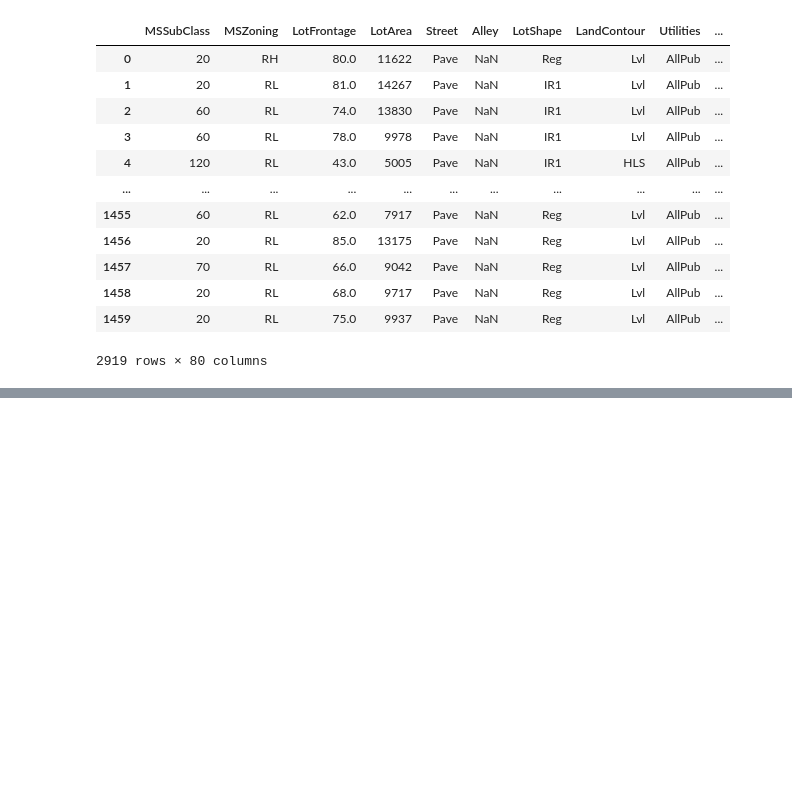
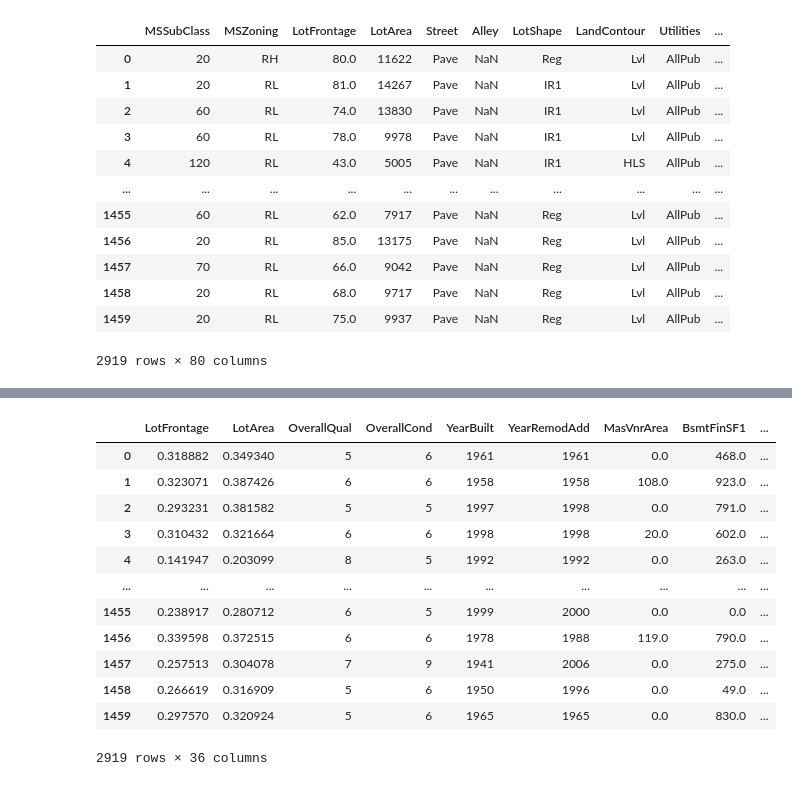
Before and after one commit to Perfomo/Kaggle-House-Prices-Competition, a Jupyter notebook: HousePrices.ipynb, the cells around one changed output, grey strips where cells are left out. Cells and saved outputs as stored; diff of their text form; code cells hidden in the pictures; blank space fills up the shorter version.

```diff
--- a/HousePrices.ipynb
+++ b/HousePrices.ipynb
@@ -113 +124,20 @@ all_data
 2919 rows × 80 columns
+# %%
+numerics = ['int16', 'int32', 'int64', 'float16', 'float32', 'float64']
+
+num_cul = all_data.select_dtypes(include=numerics)
+num_cul
+# %% [output]
+|  | LotFrontage | LotArea | OverallQual | OverallCond | YearBuilt | YearRemodAdd | MasVnrArea | BsmtFinSF1 | ... |
+| 0 | 0.318882 | 0.349340 | 5 | 6 | 1961 | 1961 | 0.0 | 468.0 | ... |
+| 1 | 0.323071 | 0.387426 | 6 | 6 | 1958 | 1958 | 108.0 | 923.0 | ... |
+| 2 | 0.293231 | 0.381582 | 5 | 5 | 1997 | 1998 | 0.0 | 791.0 | ... |
+| 3 | 0.310432 | 0.321664 | 6 | 6 | 1998 | 1998 | 20.0 | 602.0 | ... |
+| 4 | 0.141947 | 0.203099 | 8 | 5 | 1992 | 1992 | 0.0 | 263.0 | ... |
+| ... | ... | ... | ... | ... | ... | ... | ... | ... | ... |
+| 1455 | 0.238917 | 0.280712 | 6 | 5 | 1999 | 2000 | 0.0 | 0.0 | ... |
+| 1456 | 0.339598 | 0.372515 | 6 | 6 | 1978 | 1988 | 119.0 | 790.0 | ... |
+| 1457 | 0.257513 | 0.304078 | 7 | 9 | 1941 | 2006 | 0.0 | 275.0 | ... |
+| 1458 | 0.266619 | 0.316909 | 5 | 6 | 1950 | 1996 | 0.0 | 49.0 | ... |
+| 1459 | 0.297570 | 0.320924 | 5 | 6 | 1965 | 1965 | 0.0 | 830.0 | ... |
+2919 rows × 36 columns
```
Also changed, not shown: parts of 20 cells of this notebook.
